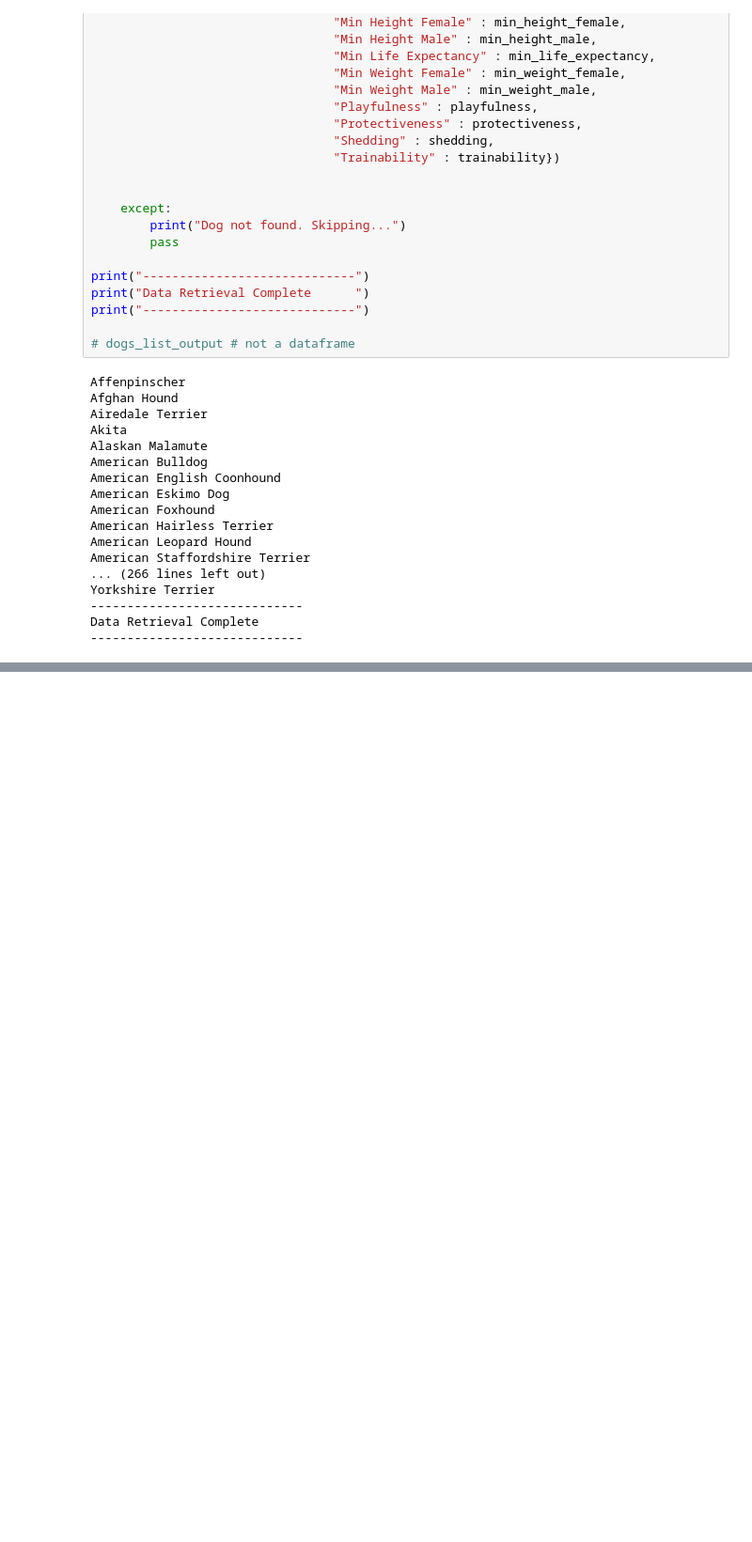
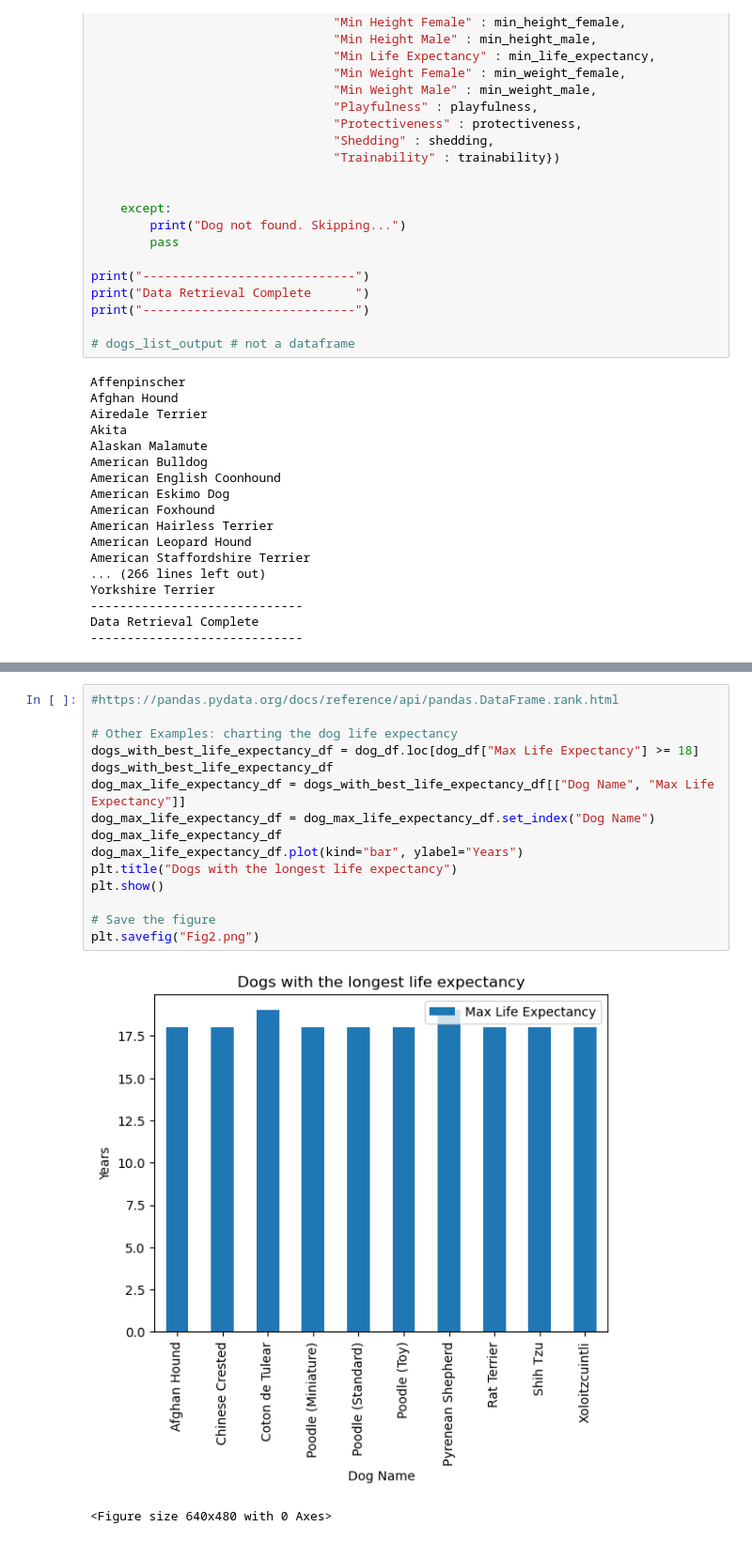
Before and after one commit to Samrosegithub/group_project_1, a Jupyter notebook: akc_api/akc_api.ipynb, the cells around one changed output, grey strips where cells are left out. Shown at 94% size. Drawn from its saved outputs; the diff is of its cells as text; blank space fills up the shorter version.

```diff
--- a/akc_api/akc_api.ipynb
+++ b/akc_api/akc_api.ipynb
@@ -388 +389,19 @@ plt.show()
+# %%
+#https://pandas.pydata.org/docs/reference/api/pandas.DataFrame.rank.html
+
+# Other Examples: charting the dog life expectancy
+dogs_with_best_life_expectancy_df = dog_df.loc[dog_df["Max Life Expectancy"] >= 18]
+dogs_with_best_life_expectancy_df
+dog_max_life_expectancy_df = dogs_with_best_life_expectancy_df[["Dog Name", "Max Life Expectancy"]]
+dog_max_life_expectancy_df = dog_max_life_expectancy_df.set_index("Dog Name")
+dog_max_life_expectancy_df
+dog_max_life_expectancy_df.plot(kind="bar", ylabel="Years")
+plt.title("Dogs with the longest life expectancy")
+plt.show()
+
+# Save the figure
+plt.savefig("Fig2.png")
+# %% [output]
+[figure, added]
+<Figure size 640x480 with 0 Axes>
 # %%
```
Also changed, not shown: parts of 21 cells of this notebook, 9 other files.
